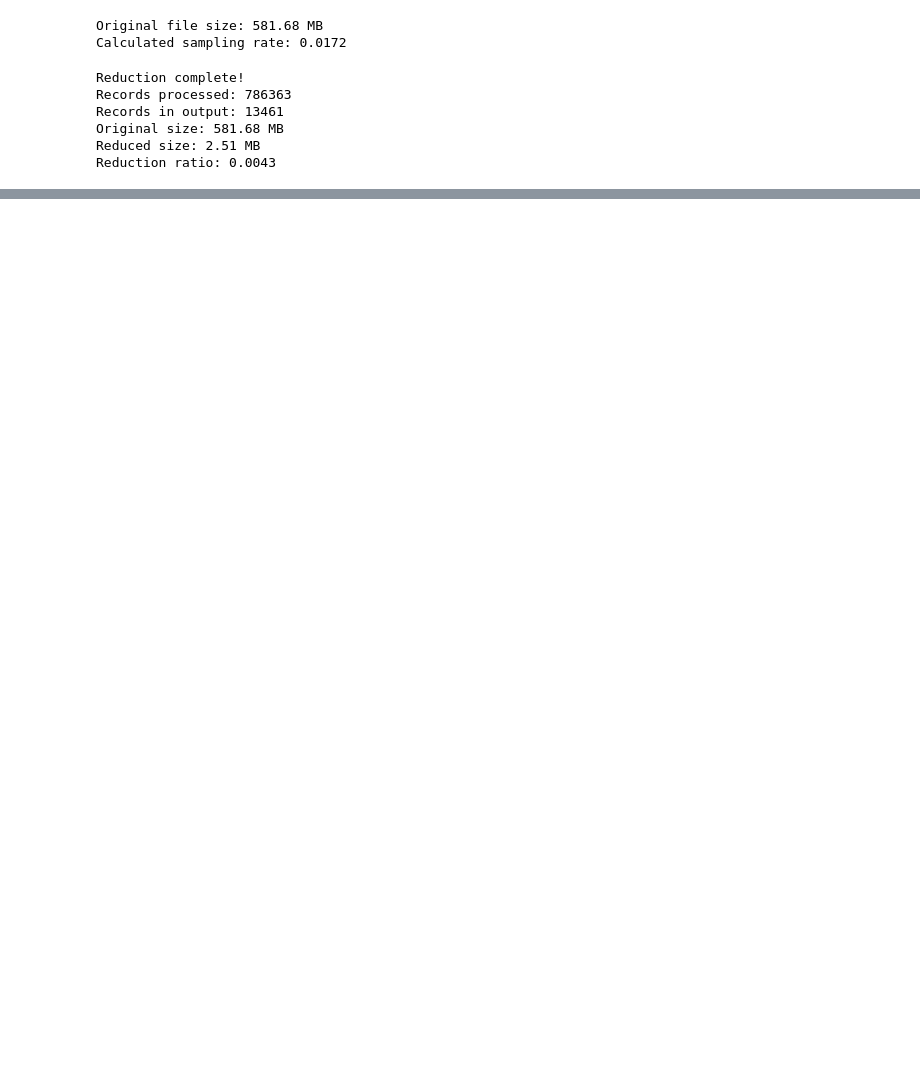
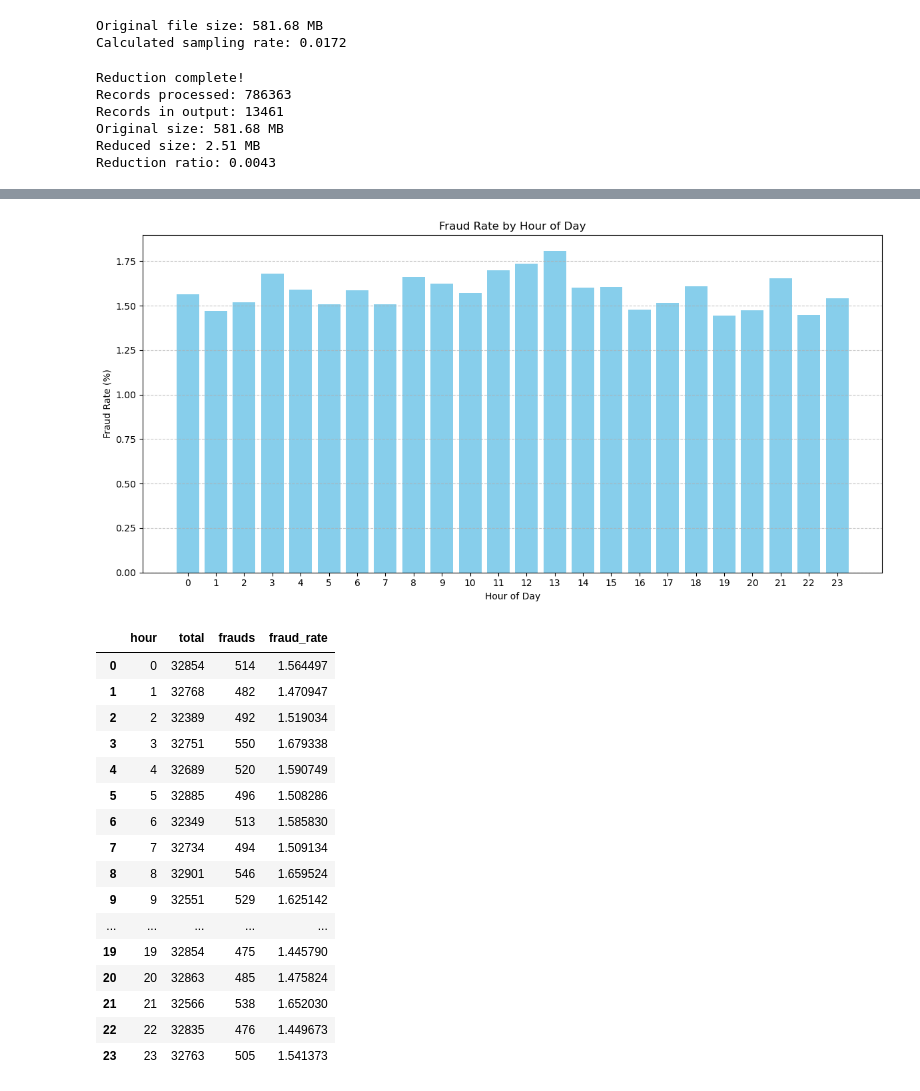
Before and after one commit to CassandraMaldonado/Deep-Dive-into-ML, a Jupyter notebook: Shorttxt.ipynb, the cells around one changed output, grey strips where cells are left out. Drawn from its saved outputs; the diff is of its cells as text; code cells hidden in the pictures; blank space fills up the shorter version.

```diff
--- a/Shorttxt.ipynb
+++ b/Shorttxt.ipynb
@@ -108,0 +141,52 @@ Reduction ratio: 0.0043
+# %%
+import pandas as pd
+import matplotlib.pyplot as plt
+
+# Load data
+df = pd.read_json("transactions.txt", lines=True)
+
+# Ensure datetime column is parsed
+df['transactionDateTime'] = pd.to_datetime(df['transactionDateTime'])
+
+# Extract hour from transaction time
+df['hour'] = df['transactionDateTime'].dt.hour
+
+# Group by hour and compute fraud rate
+fraud_by_hour = df.groupby('hour').agg(
+    total=('isFraud', 'count'),
+    frauds=('isFraud', 'sum')
+)
+fraud_by_hour['fraud_rate'] = (fraud_by_hour['frauds'] / fraud_by_hour['total']) * 100
+
+# Plot fraud rate by hour
+plt.figure(figsize=(12, 6))
+plt.bar(fraud_by_hour.index, fraud_by_hour['fraud_rate'], color='skyblue')
+plt.xticks(range(0, 24))
+plt.xlabel('Hour of Day')
+plt.ylabel('Fraud Rate (%)')
+plt.title('Fraud Rate by Hour of Day')
+plt.grid(axis='y', linestyle='--', alpha=0.7)
+plt.tight_layout()
+plt.show()
+
+# Table of results
+fraud_by_hour[['total', 'frauds', 'fraud_rate']].reset_index()
+# %% [output]
+[figure, added]
+|  | hour | total | frauds | fraud_rate |
+| 0 | 0 | 32854 | 514 | 1.564497 |
+| 1 | 1 | 32768 | 482 | 1.470947 |
+| 2 | 2 | 32389 | 492 | 1.519034 |
+| 3 | 3 | 32751 | 550 | 1.679338 |
+| 4 | 4 | 32689 | 520 | 1.590749 |
+| 5 | 5 | 32885 | 496 | 1.508286 |
+| 6 | 6 | 32349 | 513 | 1.585830 |
+| 7 | 7 | 32734 | 494 | 1.509134 |
+| 8 | 8 | 32901 | 546 | 1.659524 |
+| 9 | 9 | 32551 | 529 | 1.625142 |
+| ... | ... | ... | ... | ... |
+| 19 | 19 | 32854 | 475 | 1.445790 |
+| 20 | 20 | 32863 | 485 | 1.475824 |
+| 21 | 21 | 32566 | 538 | 1.652030 |
+| 22 | 22 | 32835 | 476 | 1.449673 |
+| 23 | 23 | 32763 | 505 | 1.541373 |
```
Also changed, not shown: parts of 2 cells of this notebook, 3 other files.
